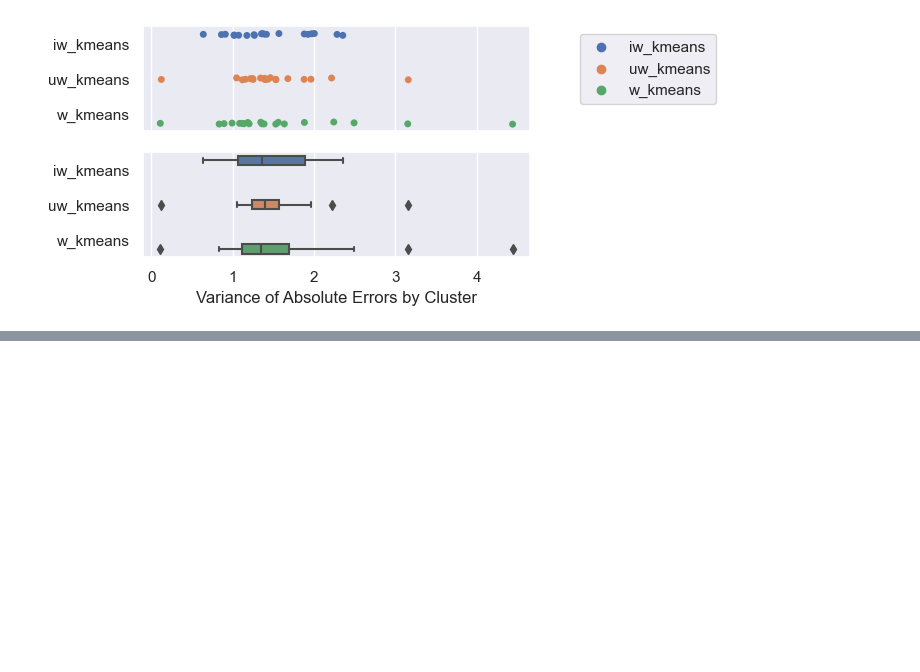
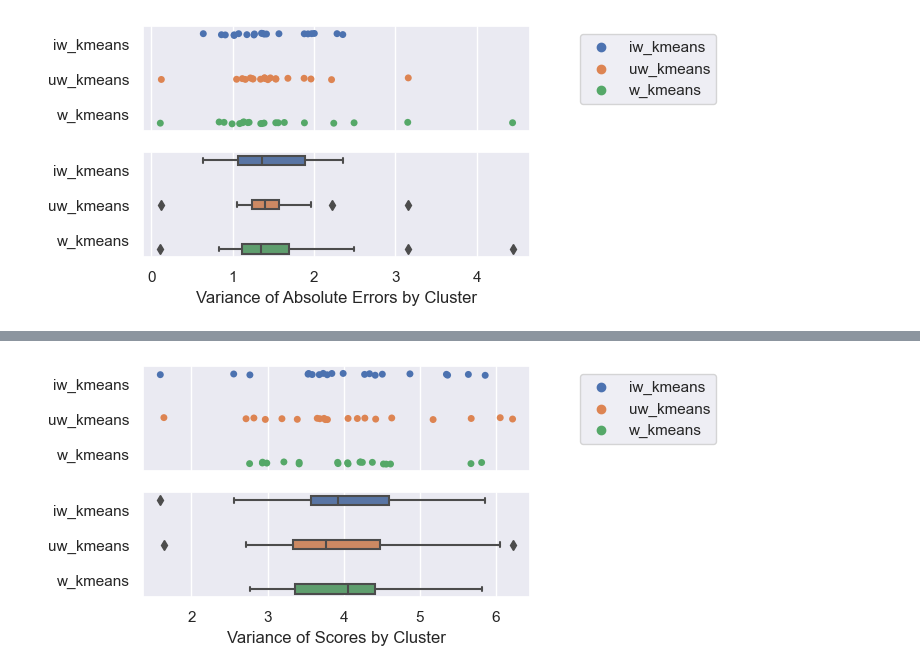
Before and after one commit to rmhorton/instruction_tuning, a Jupyter notebook: Aspect Aware Embeddings/03_Dolly_Regression_Experiments.ipynb, the cells around one changed output, grey strips where cells are left out. Drawn from its saved outputs; the diff is of its cells as text; code cells hidden in the pictures; blank space fills up the shorter version.

```diff
--- a/Aspect Aware Embeddings/03_Dolly_Regression_Experiments.ipynb
+++ b/Aspect Aware Embeddings/03_Dolly_Regression_Experiments.ipynb
@@ -214,0 +294,18 @@ plt.show()
+# %%
+sns.set(rc={"figure.figsize":(5, 3)})
+fig, axes = plt.subplots(2, 1, sharey=True)
+
+sns.stripplot(x='var_score', y='weighting', data=cluster_df, jitter=True, hue='weighting', dodge=True, ax=axes[0])
+axes[0].legend(loc='upper right', bbox_to_anchor=(1.5, 1))
+axes[0].set(ylabel=None)
+axes[0].set(xticklabels=[])
+axes[0].set(xlabel=None)
+
+sns.boxplot(x='var_score', y ='weighting', data=cluster_df, hue='weighting', dodge=True, ax=axes[1])
+axes[1].set(ylabel=None)
+axes[1].set(xlabel='Variance of Scores by Cluster')
+axes[1].legend([], [], frameon=False)
+
+plt.show()
+# %% [output]
+[figure, added]
```
Also changed, not shown: parts of 8 cells of this notebook, 9 other files.
